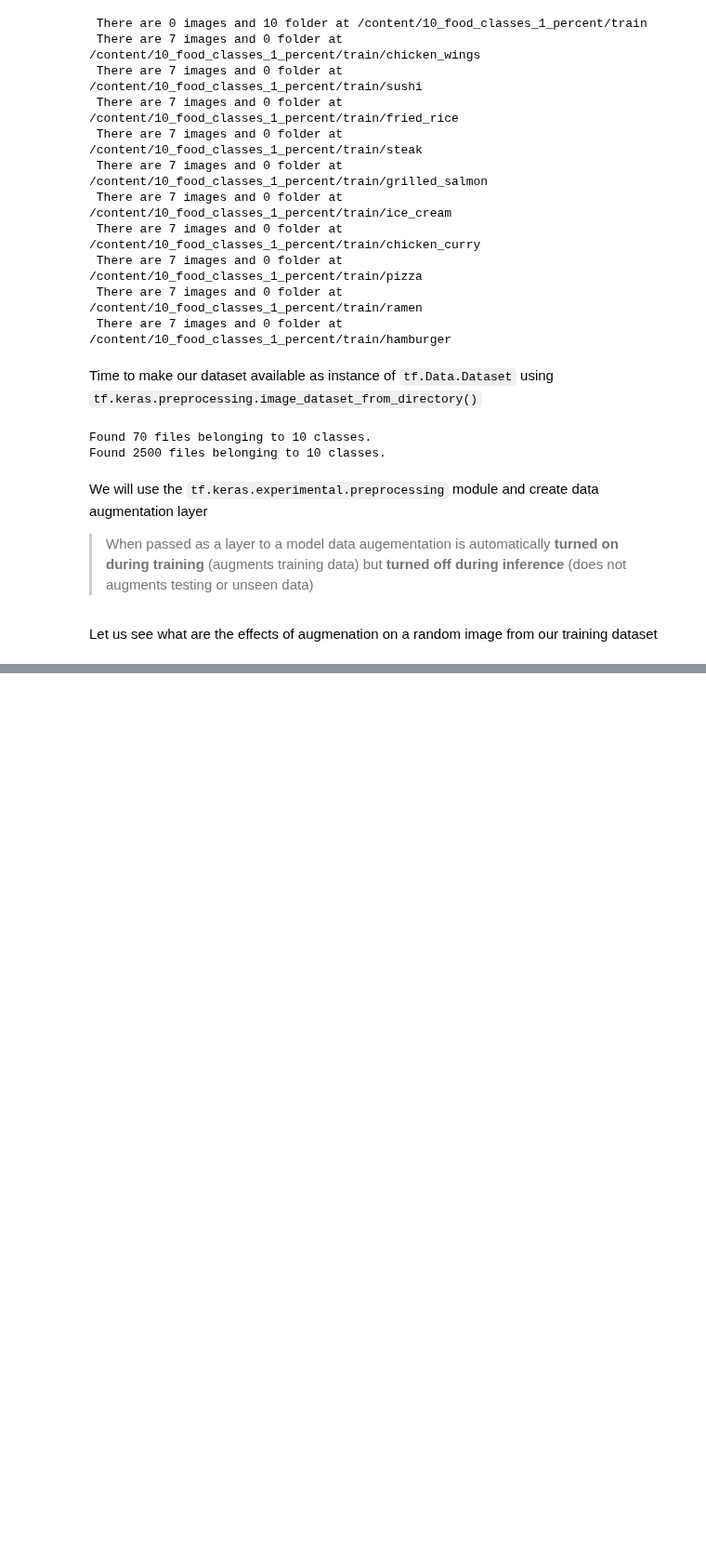
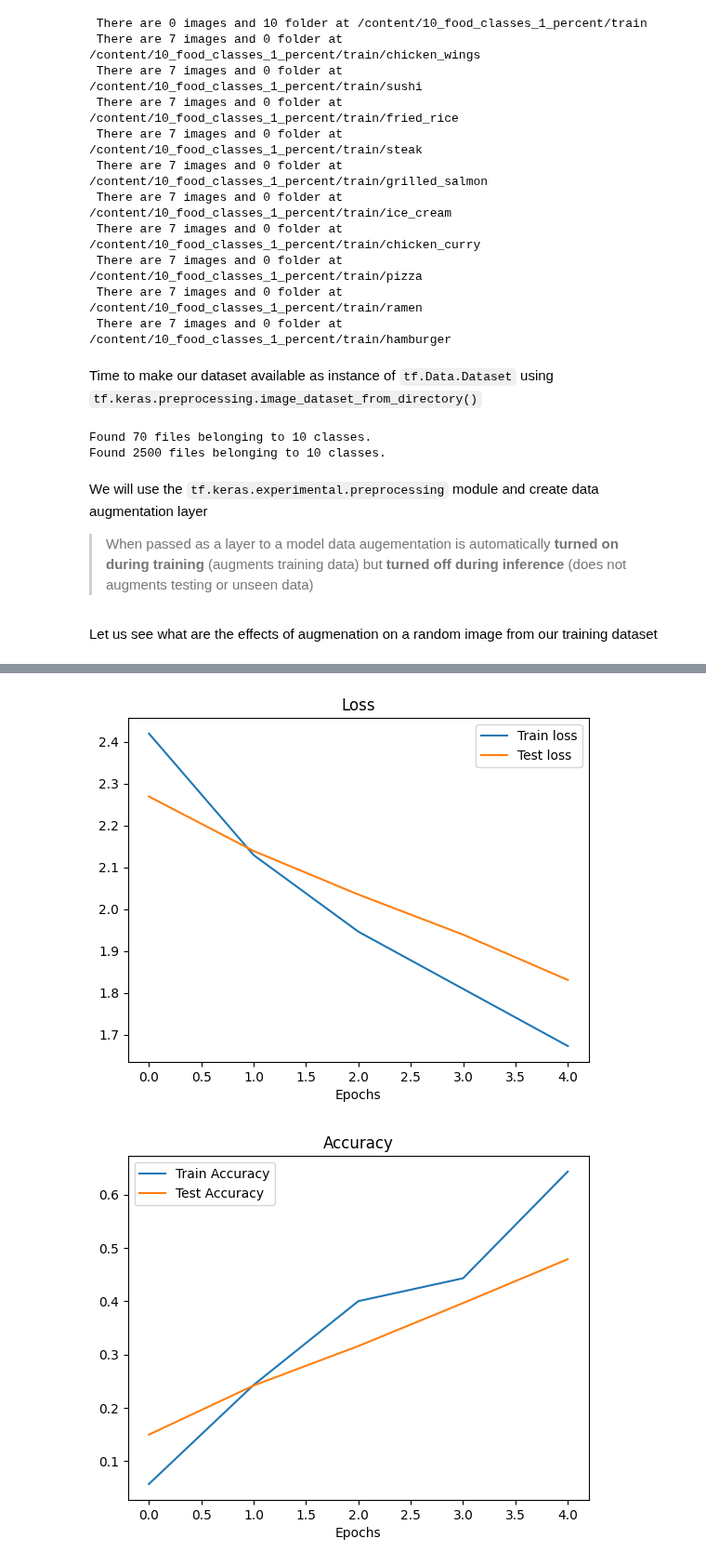
Before and after one commit to bikash119/learn_tensorflow, a Jupyter notebook: learn_tf_009.ipynb, the cells around one changed output, grey strips where cells are left out. Shown at 93% size. Drawn from its saved outputs; the diff is of its cells as text; code cells hidden in the pictures; blank space fills up the shorter version.

```diff
--- a/learn_tf_009.ipynb
+++ b/learn_tf_009.ipynb
@@ -352,0 +413,5 @@ Text(0.5, 1.0, ' Augmented random image from class: grilled_salmon')
+# %%
+plot_loss_curve(model_1_history)
+# %% [output]
+[figure, added]
+[figure, added]
```
Also changed, not shown: parts of 11 cells of this notebook.
